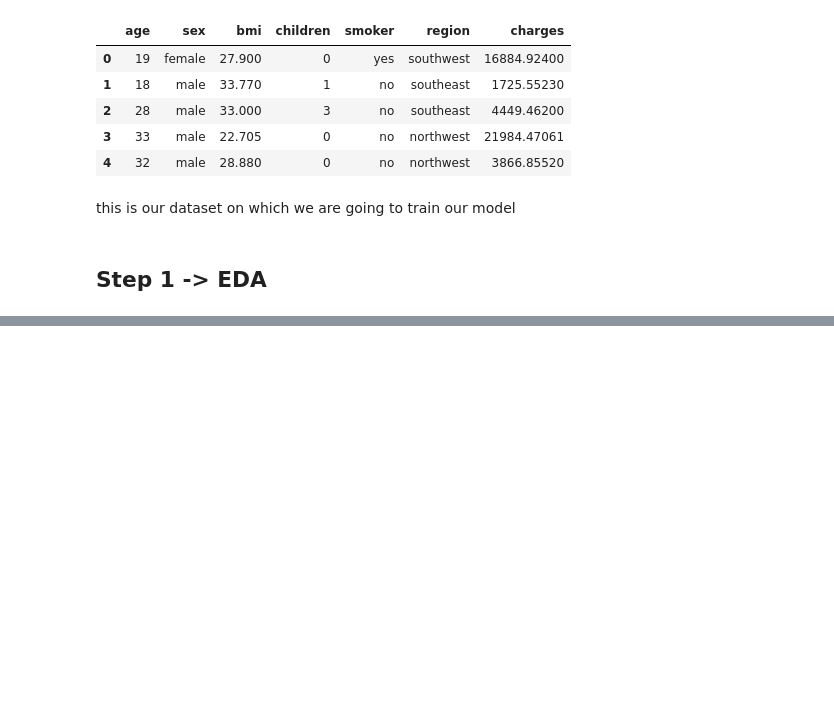
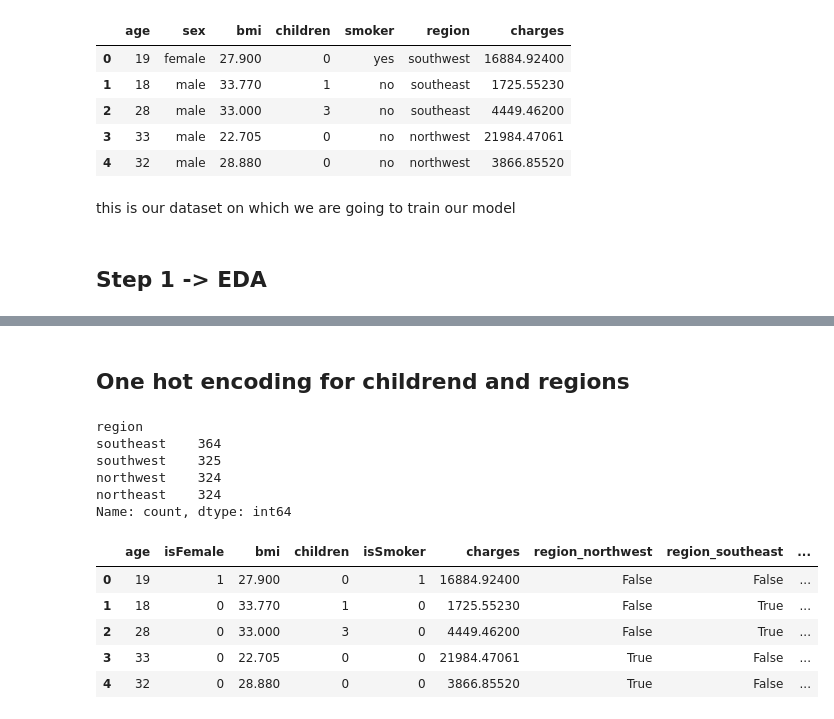
Before and after one commit to Mohitgoswami18/ML-DS-Journey, a Jupyter notebook: 07_Basics_Of_Machine_Learning/Project_01/code.ipynb, the cells around one changed output, grey strips where cells are left out. Saved outputs shown, nothing was run; the diff lists cells and outputs as text; code cells hidden in the pictures; blank space fills up the shorter version.

```diff
--- a/07_Basics_Of_Machine_Learning/Project_01/code.ipynb
+++ b/07_Basics_Of_Machine_Learning/Project_01/code.ipynb
@@ -21,0 +100,4 @@ this is our dataset on which we are going to train our model
+# %%
+#  Label encoding the sex and smoker columns
+df['sex'] = df['sex'].map({"male": 0, "female": 1})
+df.head()
@@ -21,0 +111,3 @@ this is our dataset on which we are going to train our model
+# %%
+df['smoker'] = df['smoker'].map({"no": 0, "yes": 1})
+df.head()
@@ -21,0 +130,3 @@ this is our dataset on which we are going to train our model
+# %%
+df.rename(columns=({'sex': 'isFemale', 'smoker': 'isSmoker'}), inplace=True)
+df.head()
@@ -21,0 +140,21 @@ this is our dataset on which we are going to train our model
+# %% [markdown]
+## One hot encoding for childrend and regions
+# %%
+df['region'].value_counts()
+# %% [output]
+region
+southeast    364
+southwest    325
+northwest    324
+northeast    324
+Name: count, dtype: int64
+# %%
+df = pd.get_dummies(df, columns=['region'], drop_first=True)
+df.head()
+# %% [output]
+|  | age | isFemale | bmi | children | isSmoker | charges | region_northwest | region_southeast | ... |
+| 0 | 19 | 1 | 27.900 | 0 | 1 | 16884.92400 | False | False | ... |
+| 1 | 18 | 0 | 33.770 | 1 | 0 | 1725.55230 | False | True | ... |
+| 2 | 28 | 0 | 33.000 | 3 | 0 | 4449.46200 | False | True | ... |
+| 3 | 33 | 0 | 22.705 | 0 | 0 | 21984.47061 | True | False | ... |
+| 4 | 32 | 0 | 28.880 | 0 | 0 | 3866.85520 | True | False | ... |
```
Also changed, not shown: parts of 28 cells of this notebook.
